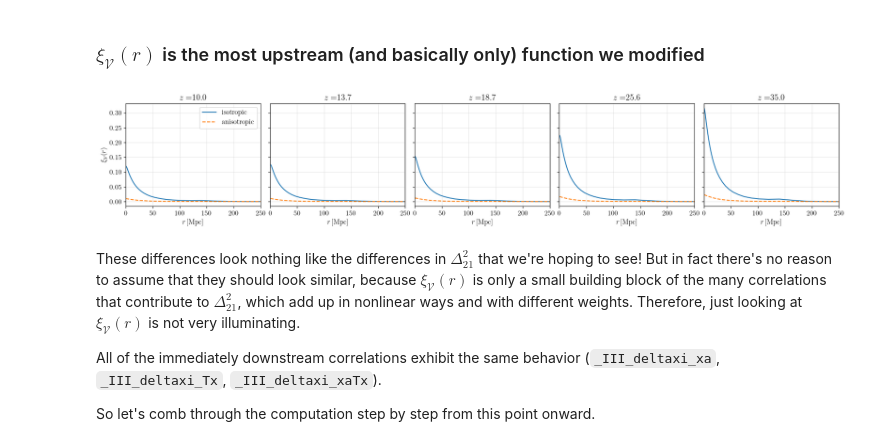
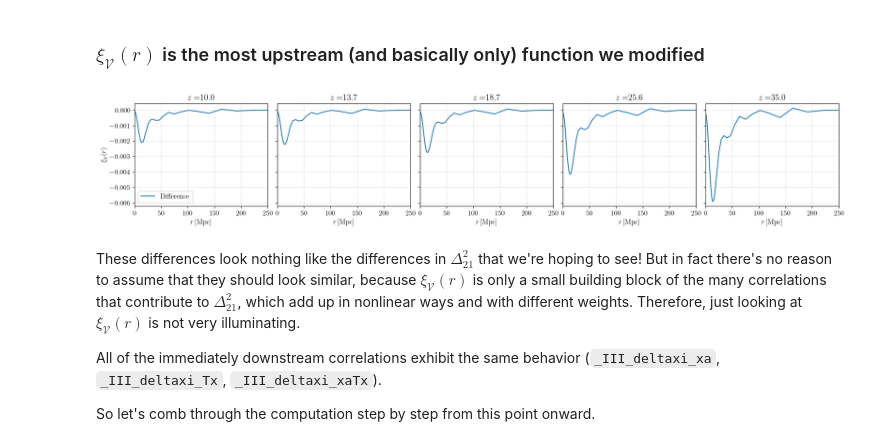
Before and after one commit to ryanyrzh/Zeus21, a Jupyter notebook: aniso_tests/corr_breakdown.ipynb, the cells around one changed output. Cells and saved outputs as stored; diff of their text form; code cells hidden in the pictures.

```diff
--- a/aniso_tests/corr_breakdown.ipynb
+++ b/aniso_tests/corr_breakdown.ipynb
@@ -313,30 +357,32 @@ Text(0.5, 0.98, 'Nonlinear $\\Delta^2_{21}(z)$')
 # %%
 xi_V = PS21._etaCorr_xa
 xi_V_aniso = PS21_aniso._etaCorr_xa
 
 R1_choose = 0
 R2_choose = 0
 
 xi_V_R1R2 = xi_V[:, R1_choose, R2_choose, :]
 xi_V_aniso_R1R2 = xi_V_aniso[:, R1_choose, R2_choose, :]
+xi_V_R1R2_diff = xi_V_R1R2 - xi_V_aniso_R1R2
 
 Nz = xi_V_R1R2.shape[0]
 idxs = np.unique(np.linspace(0, Nz - 1, 5, dtype=int))
 
 fig, axes = plt.subplots(1, len(idxs), figsize=(18, 3.5), sharey=True)
 for ax, i in zip(axes, idxs):
-    ax.plot(rlist, xi_V_R1R2[i, :], label='isotropic')
-    ax.plot(rlist_aniso, xi_V_aniso_R1R2[i, :], '--', label='anisotropic')
+    ax.plot(rlist, xi_V_R1R2_diff[i, :], label='Difference')
+    # ax.plot(rlist, xi_V_R1R2[i, :], label='aniso')
+    # ax.plot(rlist, xi_V_aniso_R1R2[i, :], label='aniso_mod')
     ax.set_xlim(0, 250)
     ax.set_title(r"$z=${%.1f}" % (zlist[i]))
     ax.set_xlabel(r"$r\,[\mathrm{Mpc}]$")
     ax.grid(True, alpha=0.3)
 
 axes[0].set_ylabel(r'$\xi_\mathcal{V}(r)$')
 axes[0].legend()
 plt.tight_layout()
 # %% [output]
-[figure, old version]
+[figure, new version]
 # %% [markdown]
 These differences look nothing like the differences in $\Delta_{21}^2$ that we're hoping to see! But in fact there's no reason to assume that they should look similar, because $\xi_\mathcal{V}(r)$ is only a small building block of the many correlations that contribute to $\Delta_{21}^2$, which add up in nonlinear ways and with different weights. Therefore, just looking at $\xi_\mathcal{V}(r)$ is not very illuminating.
 
```
Also changed, not shown: parts of 12 cells of this notebook, 3 other files.
